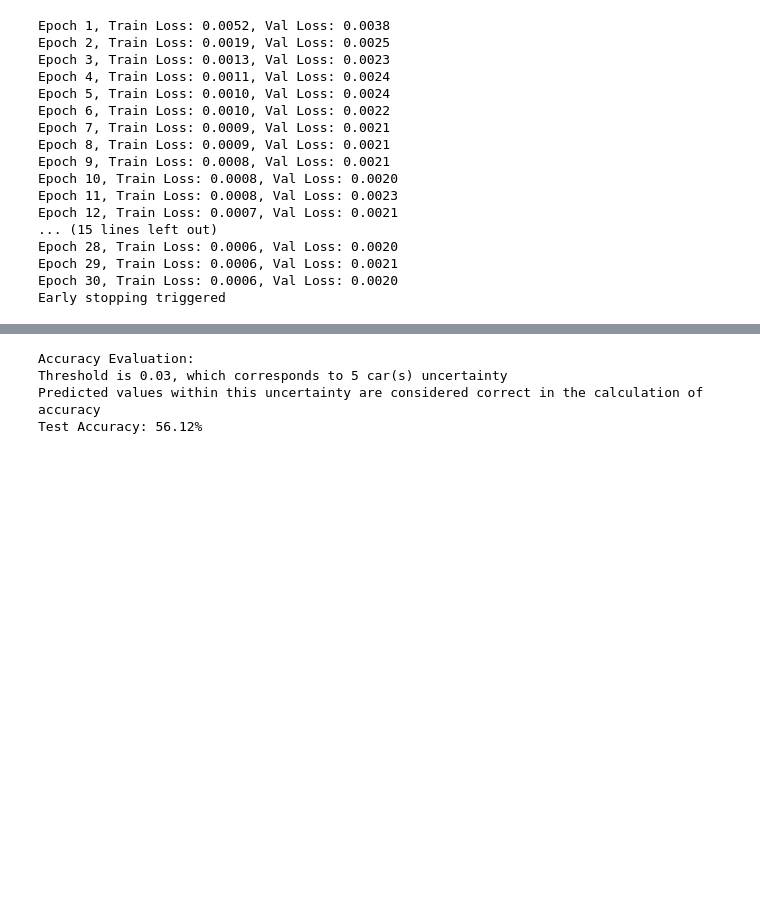
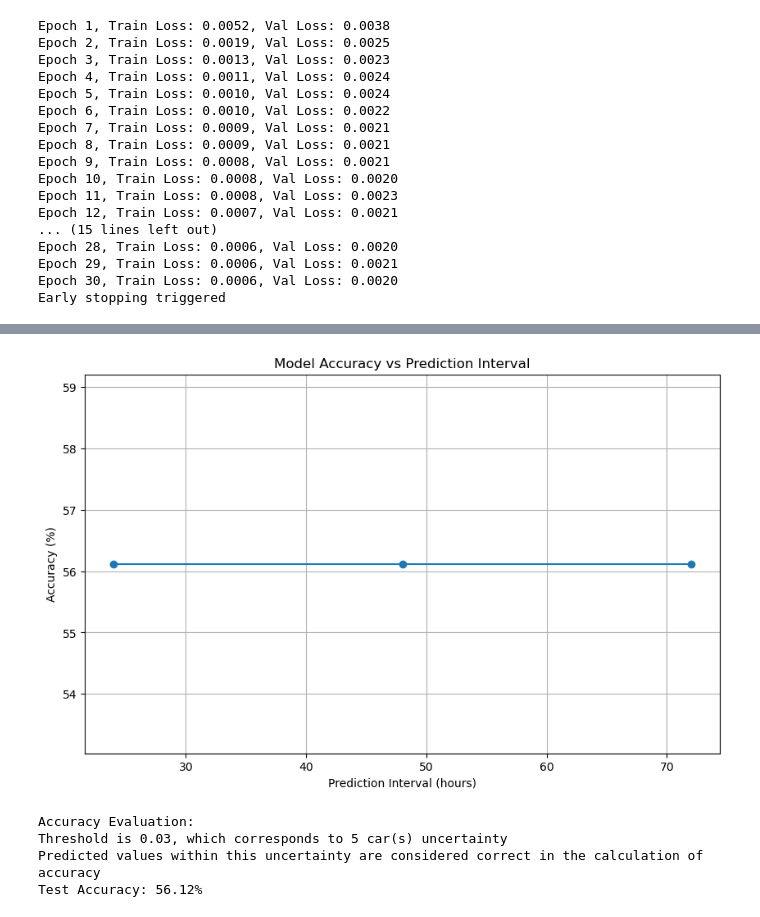
Before and after one commit to onlineinfoh/Traffic-Analyzer, a Jupyter notebook: ML/Traffic Interval/model_v1.ipynb, the cells around one changed output, grey strips where cells are left out. Cells and saved outputs as stored; diff of their text form; code cells hidden in the pictures; blank space fills up the shorter version.

Commit message:
Interval prediction code modification, not done

```diff
--- a/ML/Traffic Interval/model_v1.ipynb
+++ b/ML/Traffic Interval/model_v1.ipynb
@@ -315,0 +313,81 @@ Error:
+# %%
+def evaluate_accuracy_by_interval(model, test_loader, threshold, intervals):
+    """
+    Evaluate model accuracy for different prediction intervals
+
+    Parameters:
+    - model: trained LSTM model
+    - test_loader: DataLoader containing test data
+    - threshold: threshold for considering a prediction correct
+    - intervals: list of hour intervals to evaluate
+
+    Returns:
+    - Dictionary of accuracies for each interval
+    """
+    model.eval()
+    results = {}
+
+    for interval in intervals:
+        correct = 0
+        total = 0
+
+        with torch.no_grad():
+            for batch_X, batch_y in test_loader:
+                batch_X, batch_y = batch_X.to(device), batch_y.to(device)
+
+                # Get predictions for current interval
+                outputs = model(batch_X, future_steps=interval)
+
+                outputs = outputs.squeeze(-1)
+
+
+
+                # Ensure batch_y has enough steps; use available data
+                actual_interval = min(interval, batch_y.shape[1])
+                outputs = outputs[:, :actual_interval]
+                batch_y = batch_y[:, :actual_interval]
+
+
+
+
+                # Calculate accuracy
+                difference = torch.abs(outputs.squeeze() - batch_y)
+                correct += (difference <= threshold).sum().item()
+                total += batch_y.numel()
+
+        accuracy_percentage = (correct / total) * 100
+        results[interval] = accuracy_percentage
+
+        # Convert threshold to actual vehicle numbers for interpretation
+        uncertainty = (scaler_dict['Vehicles'].inverse_transform([[threshold]]) -
+                      scaler_dict['Vehicles'].inverse_transform([[0]]))[0][0]
+
+        print(f"\nAccuracy for {interval}-hour predictions:")
+        print(f"Threshold: {threshold:.3f} ({int(uncertainty)} vehicles)")
+        print(f"Accuracy: {accuracy_percentage:.2f}%")
+
+    return results
+
+# Example usage:
+threshold = 0.03  # You can adjust this threshold
+intervals_to_test = [24, 48, 72]  # You can modify these intervals
+
+# Run evaluation
+accuracy_results = evaluate_accuracy_by_interval(
+    model=model,
+    test_loader=test_loader,
+    threshold=threshold,
+    intervals=intervals_to_test
+)
+
+# Plot results if desired
+import matplotlib.pyplot as plt
+
+plt.figure(figsize=(10, 6))
+plt.plot(list(accuracy_results.keys()), list(accuracy_results.values()), marker='o')
+plt.xlabel('Prediction Interval (hours)')
+plt.ylabel('Accuracy (%)')
+plt.title('Model Accuracy vs Prediction Interval')
+plt.grid(True)
+plt.show()
+# %% [output]
@@ -316,3 +405,4 @@ Error:
+[figure, added]
 # %%
 threshold = 0.03
 uncertainty = (scaler_dict['Vehicles'].inverse_transform([[threshold]]) -
```
Also changed, not shown: parts of 2 cells of this notebook.
